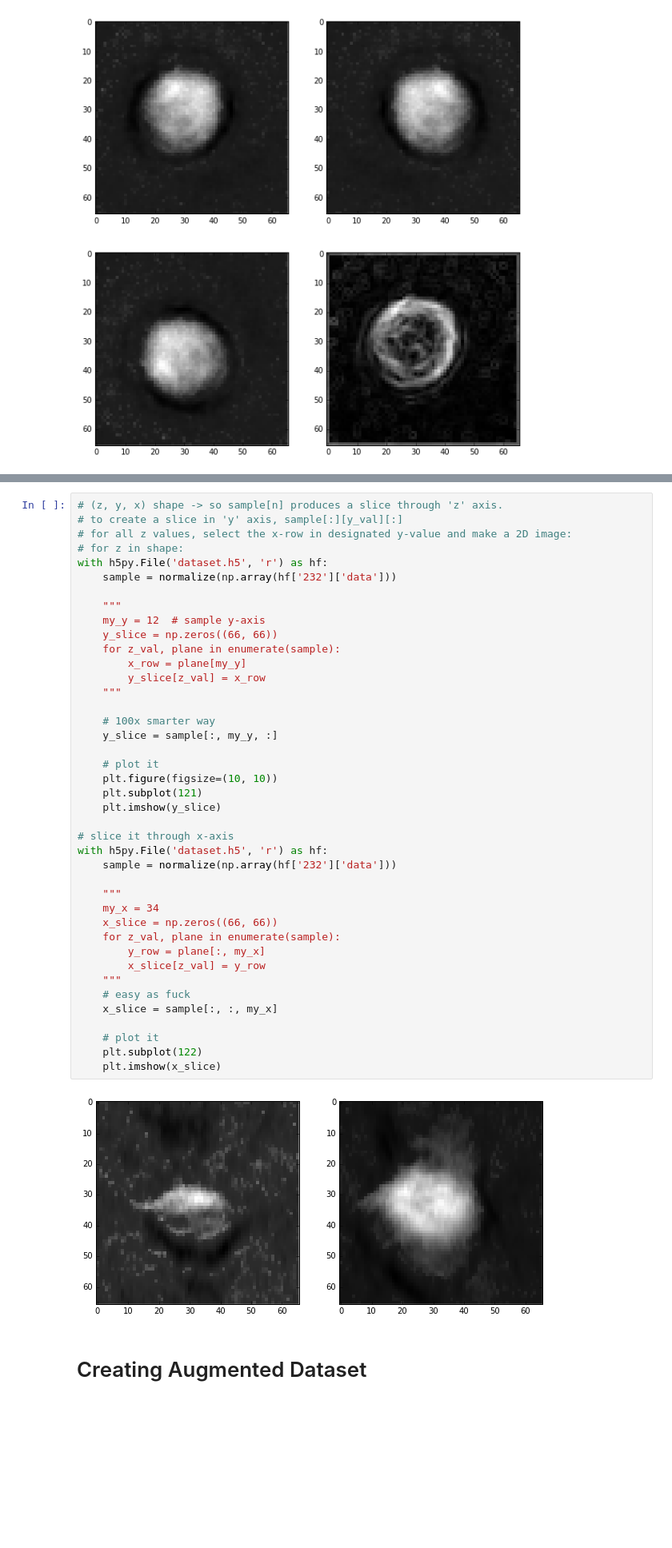
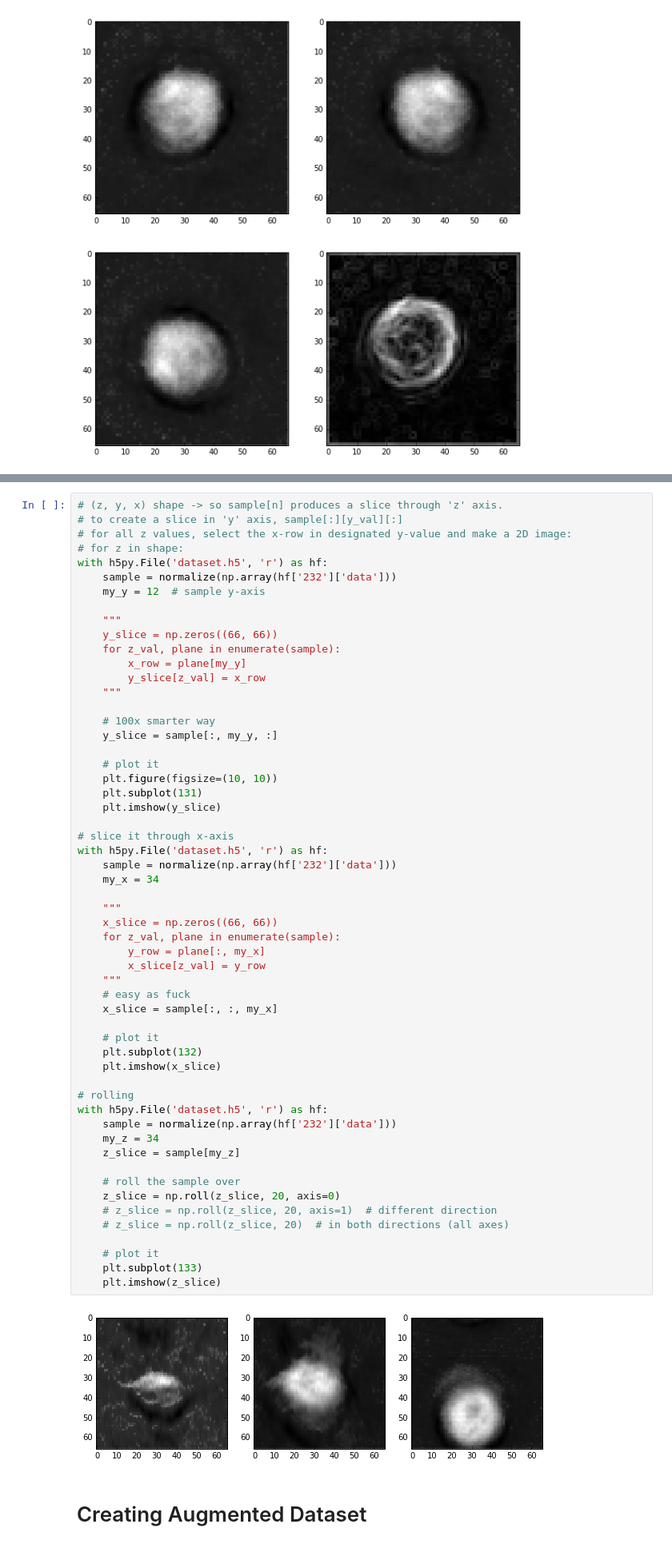
Before and after one commit to dansuh17/bcelltcell, a Jupyter notebook: wbc_test.ipynb, the cells around one changed output, grey strips where cells are left out. Shown at 80% size. Drawn from its saved outputs; the diff is of its cells as text; blank space fills up the shorter version.

```diff
--- a/wbc_test.ipynb
+++ b/wbc_test.ipynb
@@ -137,42 +137,57 @@ with h5py.File('dataset.h5', 'r') as hf:
 # for z in shape:
 with h5py.File('dataset.h5', 'r') as hf:
     sample = normalize(np.array(hf['232']['data']))
+    my_y = 12  # sample y-axis
 
     """
-    my_y = 12  # sample y-axis
     y_slice = np.zeros((66, 66))
     for z_val, plane in enumerate(sample):
         x_row = plane[my_y]
         y_slice[z_val] = x_row
     """
 
     # 100x smarter way
     y_slice = sample[:, my_y, :]
 
     # plot it
     plt.figure(figsize=(10, 10))
-    plt.subplot(121)
+    plt.subplot(131)
     plt.imshow(y_slice)
 
 # slice it through x-axis
 with h5py.File('dataset.h5', 'r') as hf:
     sample = normalize(np.array(hf['232']['data']))
+    my_x = 34
 
     """
-    my_x = 34
     x_slice = np.zeros((66, 66))
     for z_val, plane in enumerate(sample):
         y_row = plane[:, my_x]
         x_slice[z_val] = y_row
     """
     # easy as fuck
     x_slice = sample[:, :, my_x]
 
     # plot it
-    plt.subplot(122)
+    plt.subplot(132)
     plt.imshow(x_slice)
+
+# rolling
+with h5py.File('dataset.h5', 'r') as hf:
+    sample = normalize(np.array(hf['232']['data']))
+    my_z = 34
+    z_slice = sample[my_z]
+
+    # roll the sample over
+    z_slice = np.roll(z_slice, 20, axis=0)
+    # z_slice = np.roll(z_slice, 20, axis=1)  # different direction
+    # z_slice = np.roll(z_slice, 20)  # in both directions (all axes)
+
+    # plot it
+    plt.subplot(133)
+    plt.imshow(z_slice)
 # %% [output]
-[figure, old version]
+[figure, new version]
 # %% [markdown]
 # Creating Augmented Dataset
 # %%
```
Also changed, not shown: parts of 3 cells of this notebook.
